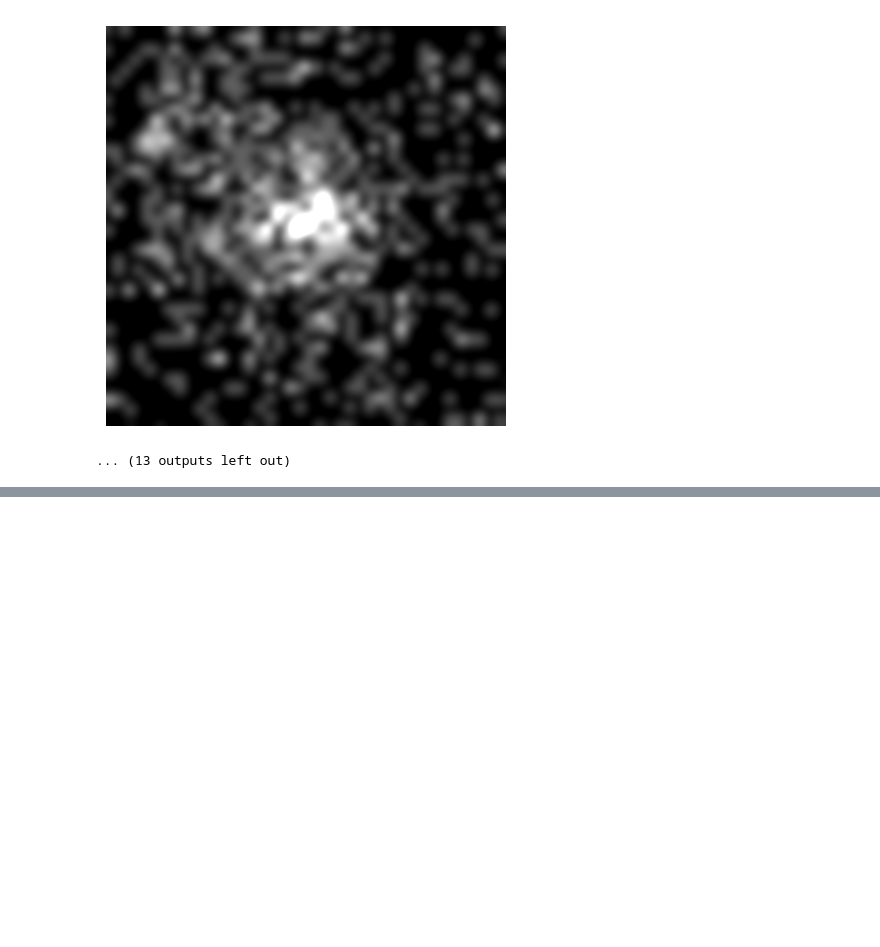
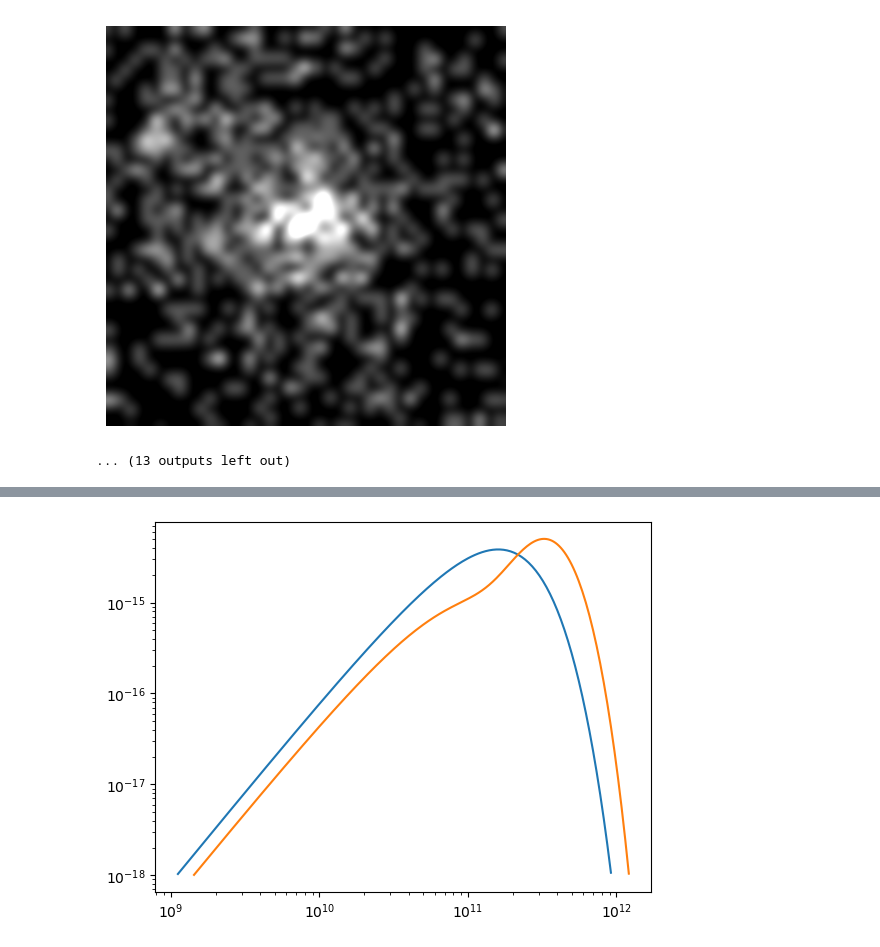
Before and after one commit to fritzali/notes, a Jupyter notebook: MASS/Spectroscopy/query.ipynb, the cells around one changed output, grey strips where cells are left out. Saved outputs shown, nothing was run; the diff lists cells and outputs as text; code cells hidden in the pictures; blank space fills up the shorter version.

```diff
--- a/MASS/Spectroscopy/query.ipynb
+++ b/MASS/Spectroscopy/query.ipynb
@@ -610,0 +798,46 @@ blurred xray image after stretch:
+# %%
+import numpy as np
+import matplotlib.pyplot as plt
+
+plt.rcdefaults()
+
+def cmb(nu, T = 2.7255):
+    h = 6.62607015e-34
+    c = 2.99792458e8
+    k = 1.380649e-23
+    x = (h * nu) / (k * T)
+    return (2 * h * nu**3) / (c**2 * (np.exp(x) - 1))
+
+def sz(nu, T = 2.7255, y = 0.2):
+    h = 6.62607015e-34
+    c = 2.99792458e8
+    k = 1.380649e-23
+    x = (h * nu) / (k * T)
+    fx = (x * np.exp(x) / (np.exp(x) - 1)**2) * (x * (np.exp(x) + 1) / (np.exp(x) - 1) - 4)
+    Inu = cmb(nu, T)
+    dInu = y * (2 * h * nu**3 / c**2) * fx
+    return Inu + dInu
+
+nu = np.logspace(np.log10(4e8), np.log10(4e12), 333)
+
+Icmb = cmb(nu)
+Isz = sz(nu)
+
+nucmb = nu[Icmb > 1e-21]
+Icmb = Icmb[Icmb > 1e-21] * 1e3
+nusz = nu[Isz > 1e-21]
+Isz = Isz[Isz > 1e-21] * 1e3
+
+plt.plot(nucmb, Icmb)
+plt.plot(nusz, Isz)
+
+#plt.xlabel(r'$I_\nu \mathbin{/} \unit{\erg\per\second\per\centi\meter\squared\per\hertz\per\steradian}$')
+
+plt.xscale('log')
+plt.yscale('log')
+
+plt.show()
+
+plt.close()
+# %% [output]
+[figure, added]
```
Also changed, not shown: parts of 3 cells of this notebook, 6 other files.
